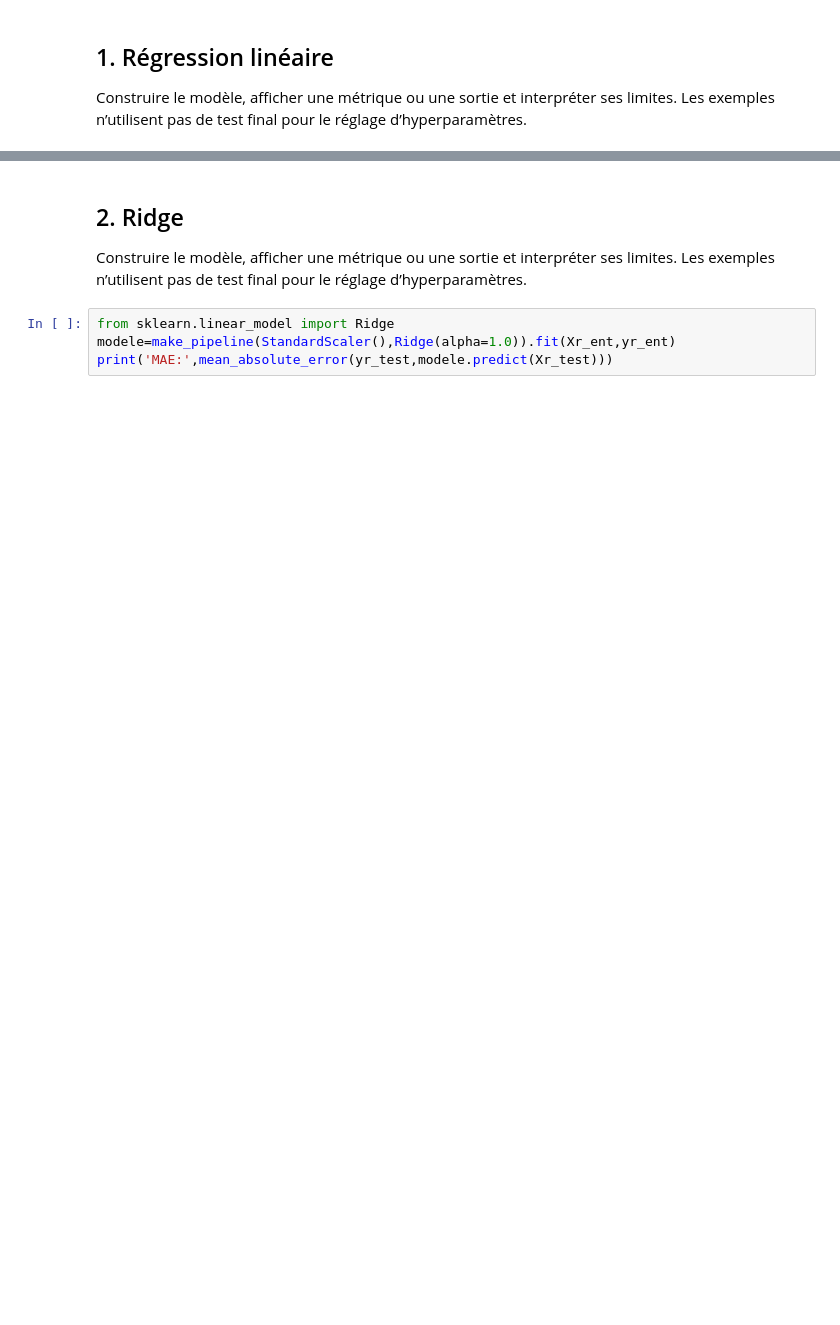
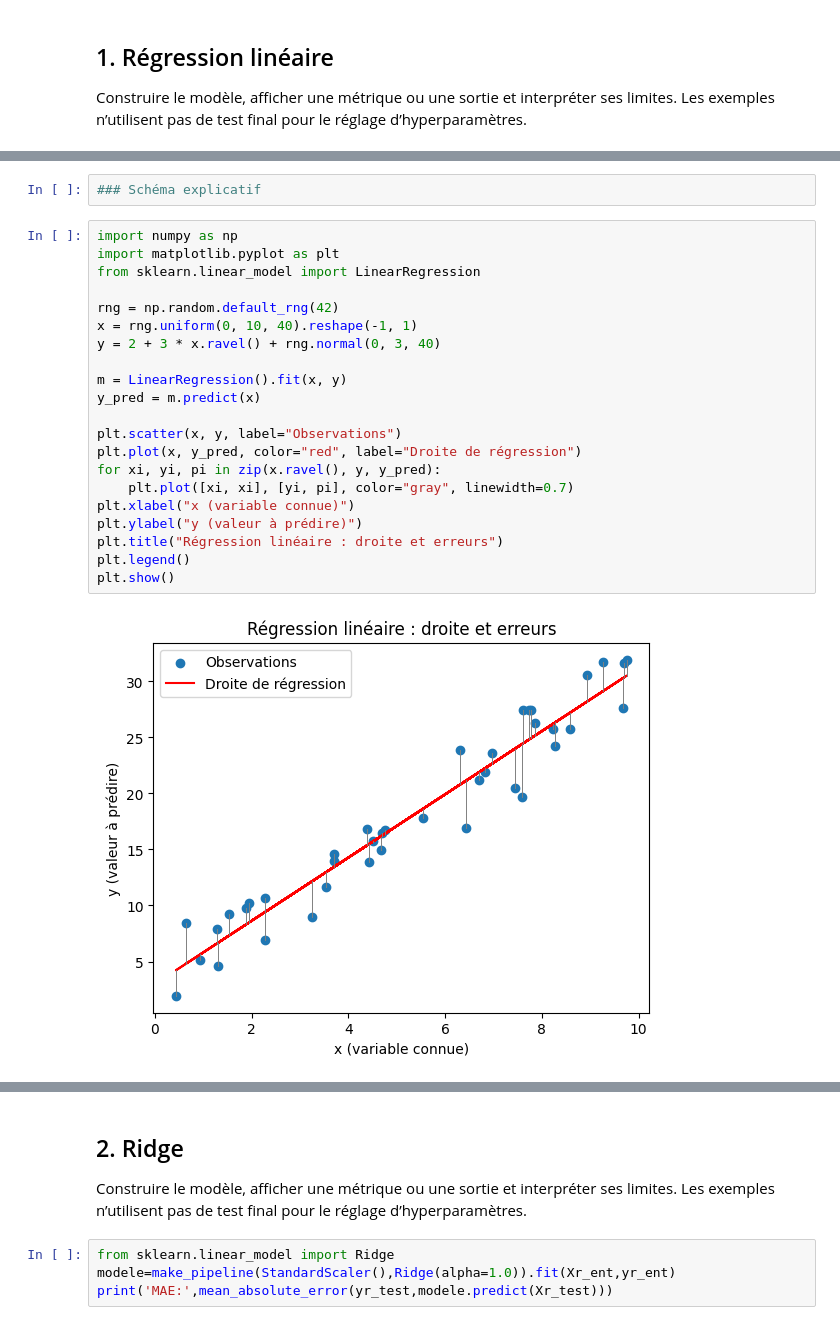
Before and after one commit to zainab960/CC-Fin-3, a Jupyter notebook: CC_Partie_A_Exemples_29_Algorithmes_Colab_consigne_etudiants.ipynb, the cells around one changed output, grey strips where cells are left out. Saved outputs shown, nothing was run; the diff lists cells and outputs as text; blank space fills up the shorter version.

```diff
--- a/CC_Partie_A_Exemples_29_Algorithmes_Colab_consigne_etudiants.ipynb
+++ b/CC_Partie_A_Exemples_29_Algorithmes_Colab_consigne_etudiants.ipynb
@@ -107,0 +129,25 @@ print('MAE:',mean_absolute_error(yr_test,modele.predict(Xr_test)))
+# %%
+### Schéma explicatif
+# %%
+import numpy as np
+import matplotlib.pyplot as plt
+from sklearn.linear_model import LinearRegression
+
+rng = np.random.default_rng(42)
+x = rng.uniform(0, 10, 40).reshape(-1, 1)
+y = 2 + 3 * x.ravel() + rng.normal(0, 3, 40)
+
+m = LinearRegression().fit(x, y)
+y_pred = m.predict(x)
+
+plt.scatter(x, y, label="Observations")
+plt.plot(x, y_pred, color="red", label="Droite de régression")
+for xi, yi, pi in zip(x.ravel(), y, y_pred):
+    plt.plot([xi, xi], [yi, pi], color="gray", linewidth=0.7)
+plt.xlabel("x (variable connue)")
+plt.ylabel("y (valeur à prédire)")
+plt.title("Régression linéaire : droite et erreurs")
+plt.legend()
+plt.show()
+# %% [output]
+[figure, added]
```
Also changed, not shown: parts of 36 cells of this notebook.
